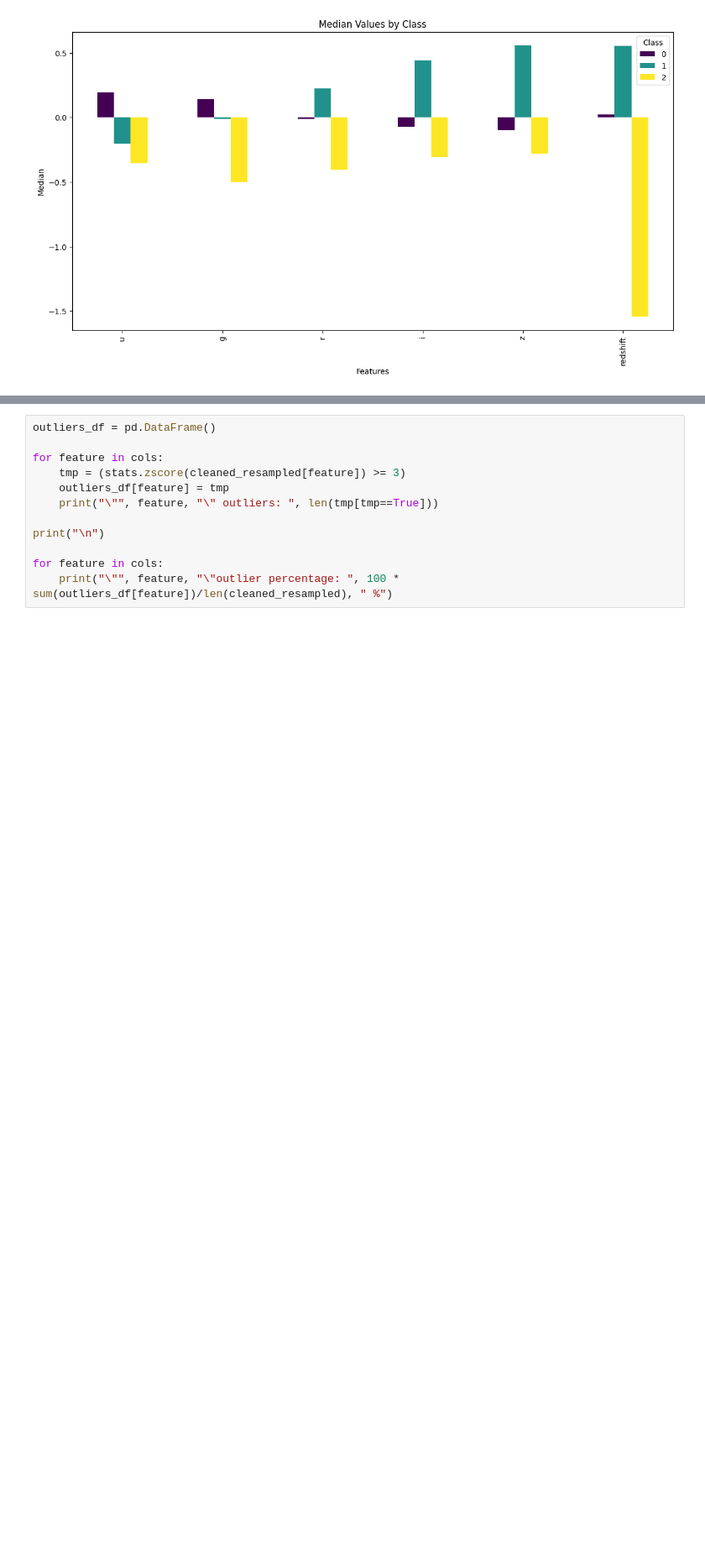
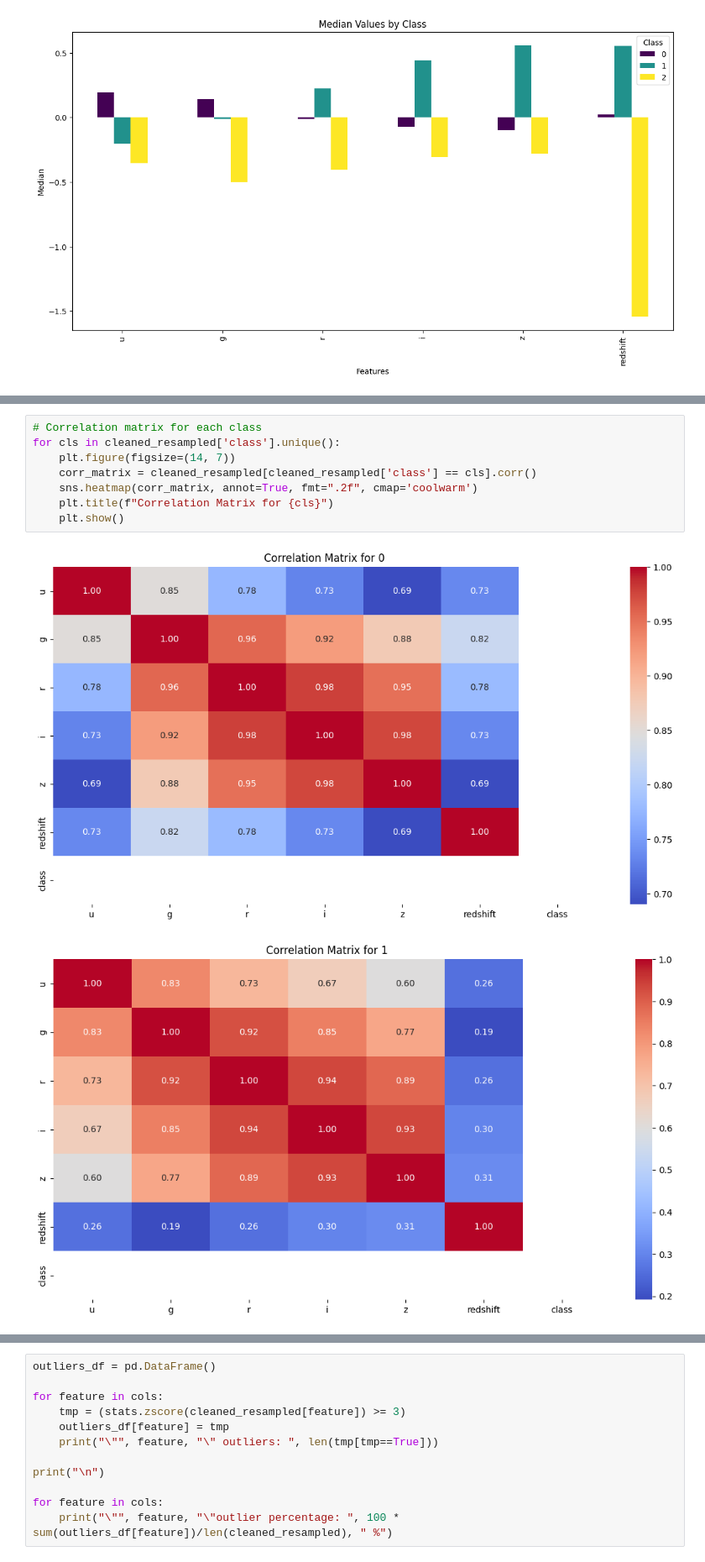
Before and after one commit to jonnneehh/STINTSY-MachineProject, a Jupyter notebook: datasetPreparation.ipynb, the cells around one changed output, grey strips where cells are left out. Shown at 84% size. Cells and saved outputs as stored; diff of their text form; blank space fills up the shorter version.

```diff
--- a/datasetPreparation.ipynb
+++ b/datasetPreparation.ipynb
@@ -565,0 +639,11 @@ plt.show()
+# %%
+# Correlation matrix for each class
+for cls in cleaned_resampled['class'].unique():
+    plt.figure(figsize=(14, 7))
+    corr_matrix = cleaned_resampled[cleaned_resampled['class'] == cls].corr()
+    sns.heatmap(corr_matrix, annot=True, fmt=".2f", cmap='coolwarm')
+    plt.title(f"Correlation Matrix for {cls}")
+    plt.show()
+# %% [output]
+[figure, added]
+[figure, added]
```
Also changed, not shown: parts of 17 cells of this notebook.
